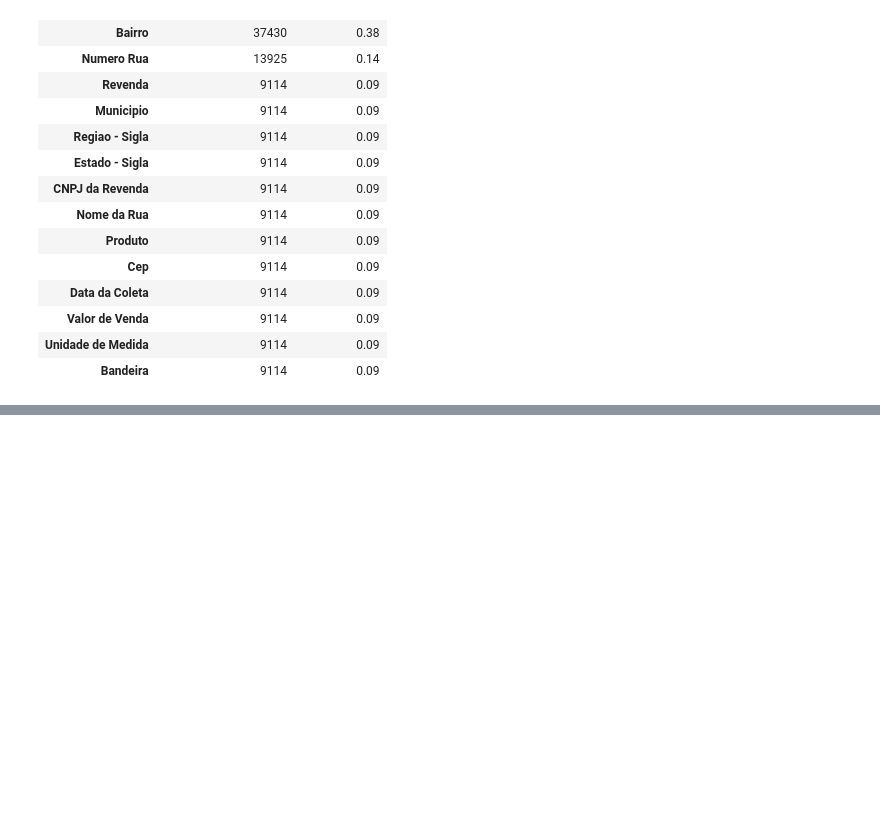
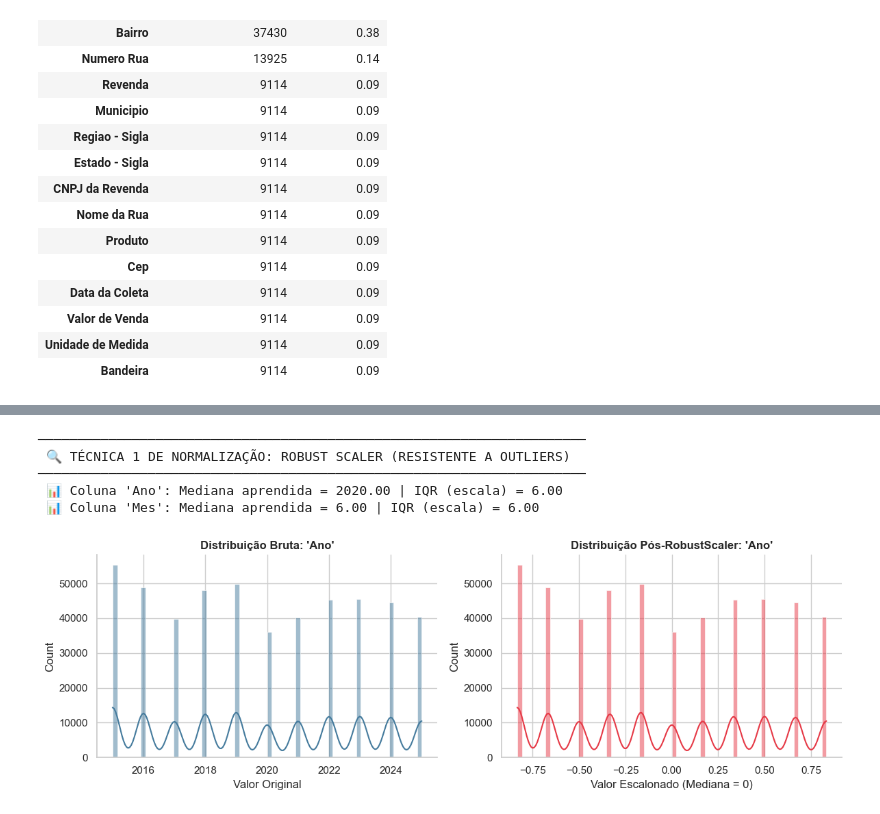
Before and after one commit to LucasCabra7/precos-combustiveis-brasil-2015-2025, a Jupyter notebook: Grupo_4_Análise_Exploratória_e_Modelagem_Preditiva_dos_Preços_de_Combustíveis_no_Brasil_(2015–2025).ipynb, the cells around one changed output, grey strips where cells are left out. Drawn from its saved outputs; the diff is of its cells as text; code cells hidden in the pictures; blank space fills up the shorter version.

```diff
--- a/Grupo_4_Análise_Exploratória_e_Modelagem_Preditiva_dos_Preços_de_Combustíveis_no_Brasil_(2015–2025).ipynb
+++ b/Grupo_4_Análise_Exploratória_e_Modelagem_Preditiva_dos_Preços_de_Combustíveis_no_Brasil_(2015–2025).ipynb
@@ -1877,0 +2456,60 @@ Essas análises são fundamentais para orientar as próximas etapas do projeto,
+# %%
+class ScalerRobustNativo(BaseEstimator, TransformerMixin):
+
+    def __init__(self, colunas_numericas_continuas: list = None, verbose: bool = False):
+        # Escala apenas colunas numéricas que têm grandeza real (ex: Ano, Mes)
+        self.colunas_numericas_continuas = colunas_numericas_continuas if colunas_numericas_continuas is not None else ['Ano', 'Mes']
+        self.verbose = verbose
+        self.scaler = RobustScaler()
+        self.colunas_efetivas_ = []
+
+    def fit(self, X: pd.DataFrame, y=None):
+        self.colunas_efetivas_ = [c for c in self.colunas_numericas_continuas if c in X.columns]
+
+        if self.colunas_efetivas_:
+            self.scaler.fit(X[self.colunas_efetivas_])
+
+        return self
+
+    def transform(self, X: pd.DataFrame) -> pd.DataFrame:
+        X_transf = X.copy()
+
+        if self.colunas_efetivas_:
+            X_transf[self.colunas_efetivas_] = self.scaler.transform(X_transf[self.colunas_efetivas_])
+
+        if self.verbose and self.colunas_efetivas_:
+            print("\n" + "─" * 70)
+            print(" 🔍 TÉCNICA 1 DE NORMALIZAÇÃO: ROBUST SCALER (RESISTENTE A OUTLIERS)")
+            print("─" * 70)
+
+            for i, col in enumerate(self.colunas_efetivas_):
+                print(f" 📊 Coluna '{col}': Mediana aprendida = {self.scaler.center_[i]:.2f} | IQR (escala) = {self.scaler.scale_[i]:.2f}")
+
+            col_plot = self.colunas_efetivas_[0] # Pega a primeira coluna para dar o exemplo visual
+            fig, axes = plt.subplots(1, 2, figsize=(12, 4))
+
+            sns.histplot(X[col_plot].dropna(), ax=axes[0], kde=True, color='#457B9D')
+            axes[0].set_title(f"Distribuição Bruta: '{col_plot}'", fontweight='bold')
+            axes[0].set_xlabel('Valor Original')
+
+            sns.histplot(X_transf[col_plot].dropna(), ax=axes[1], kde=True, color='#E63946')
+            axes[1].set_title(f"Distribuição Pós-RobustScaler: '{col_plot}'", fontweight='bold')
+            axes[1].set_xlabel('Valor Escalonado (Mediana = 0)')
+
+            sns.despine()
+            plt.tight_layout()
+            plt.show()
+
+        return X_transf
+
+colunas_continuas_independentes = ['Ano', 'Mes']
+robust_scaler = ScalerRobustNativo(colunas_numericas_continuas=colunas_continuas_independentes, verbose=True)
+
+df_robust = robust_scaler.fit_transform(df_encoded_completo)
+# %% [output]
+──────────────────────────────────────────────────────────────────────
+ 🔍 TÉCNICA 1 DE NORMALIZAÇÃO: ROBUST SCALER (RESISTENTE A OUTLIERS)
+──────────────────────────────────────────────────────────────────────
+ 📊 Coluna 'Ano': Mediana aprendida = 2020.00 | IQR (escala) = 6.00
+ 📊 Coluna 'Mes': Mediana aprendida = 6.00 | IQR (escala) = 6.00
+[figure, added]
```
Also changed, not shown: parts of 90 cells of this notebook.
